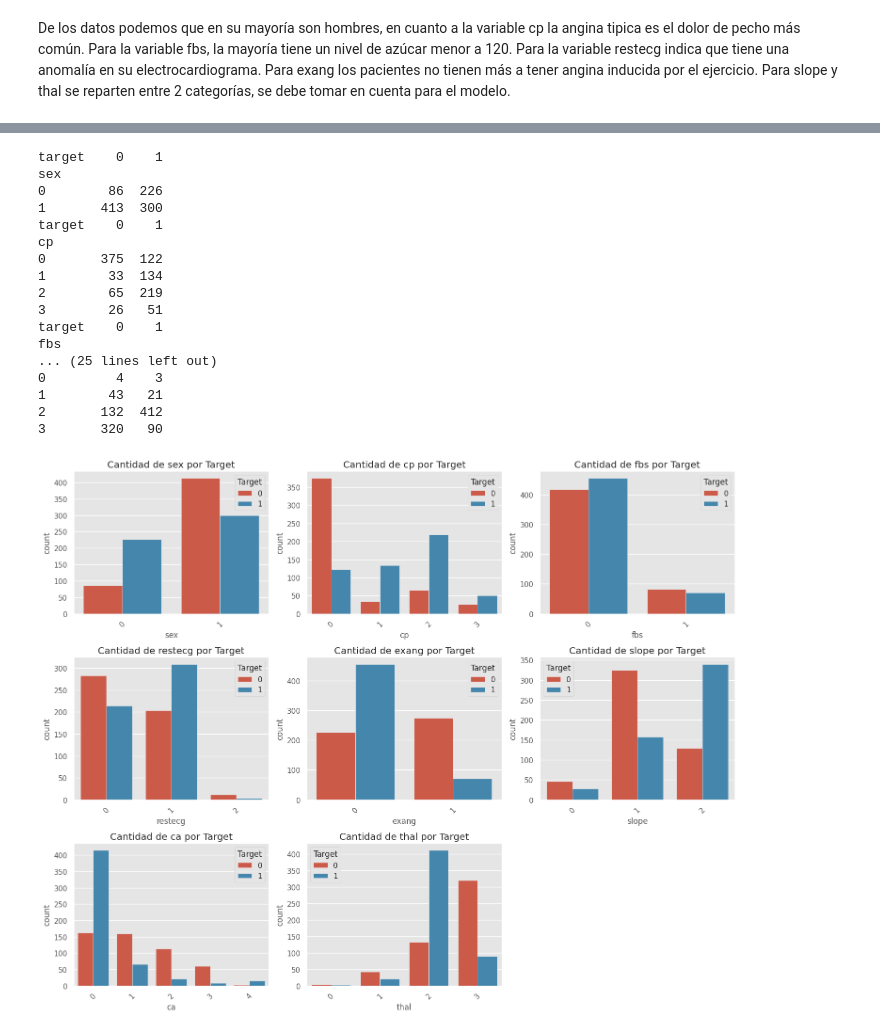
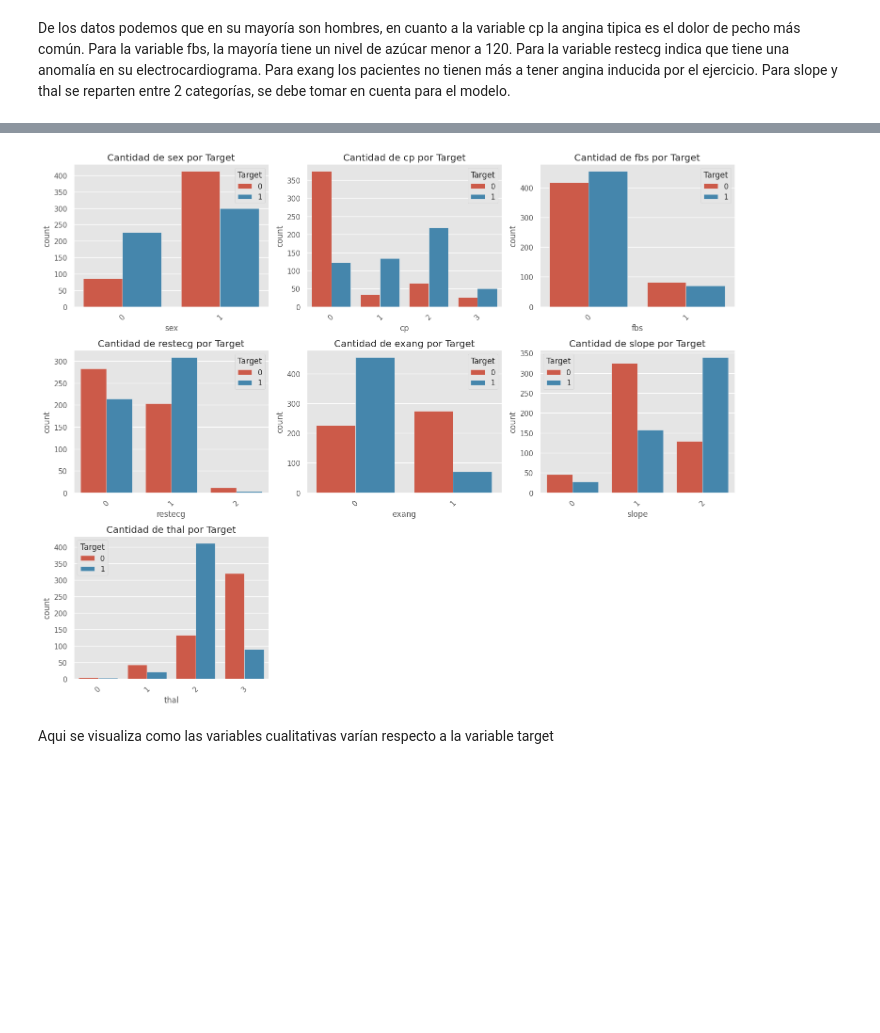
Before and after one commit to JeanFZC/Analisis-con-Python, a Jupyter notebook: Proy_AtaqueCorazon_v2(1).ipynb, the cells around one changed output, grey strips where cells are left out. Saved outputs shown, nothing was run; the diff lists cells and outputs as text; code cells hidden in the pictures; blank space fills up the shorter version.

```diff
--- a/Proy_AtaqueCorazon_v2(1).ipynb
+++ b/Proy_AtaqueCorazon_v2(1).ipynb
@@ -185,7 +185,7 @@ plt.show()
 # %% [markdown]
 De los datos podemos que en su mayoría son hombres, en cuanto a la variable cp la angina tipica es el dolor de pecho más común. Para la variable fbs, la mayoría tiene un nivel de azúcar menor a 120. Para la variable restecg indica que tiene una anomalía en su electrocardiograma. Para exang los pacientes no tienen más a tener angina inducida por el ejercicio. Para slope y thal se reparten entre 2 categorías, se debe tomar en cuenta para el modelo.
 # %%
-var2= ['sex', 'cp', 'fbs', 'restecg', 'exang', 'slope', 'ca', 'thal']
+var2= ['sex', 'cp', 'fbs', 'restecg', 'exang', 'slope', 'thal']
 plt.figure(figsize=(15, 12))
 
 for i, variable in enumerate(var2, 1):
@@ -203,33 +203,18 @@ aaaaa
 # %%
-var3 = ['sex', 'cp', 'fbs', 'restecg', 'exang', 'slope', 'ca', 'thal']
+var3 = ['sex', 'cp', 'fbs', 'restecg', 'exang', 'slope', 'thal']
 
 plt.figure(figsize=(15, 12))
 
 for i, variable in enumerate(var3, 1):
     plt.subplot(3, 3, i)
     sns.countplot(data=df, x=variable, hue='target')
     plt.title(f'Cantidad de {variable} por Target')
     plt.legend(title='Target')
     plt.xticks(rotation=45)
 
 plt.tight_layout()
 plt.show()
 # %% [output]
-target    0    1
-sex
-0        86  226
-1       413  300
-target    0    1
-cp
-0       375  122
-1        33  134
-2        65  219
-3        26   51
-target    0    1
-fbs
-... (25 lines left out)
-0         4    3
-1        43   21
-2       132  412
-3       320   90
-[figure, old version]
+[figure, new version]
+# %% [markdown]
+Aqui se visualiza como las variables cualitativas varían respecto a la variable target
```
Also changed, not shown: parts of 3 cells of this notebook.
